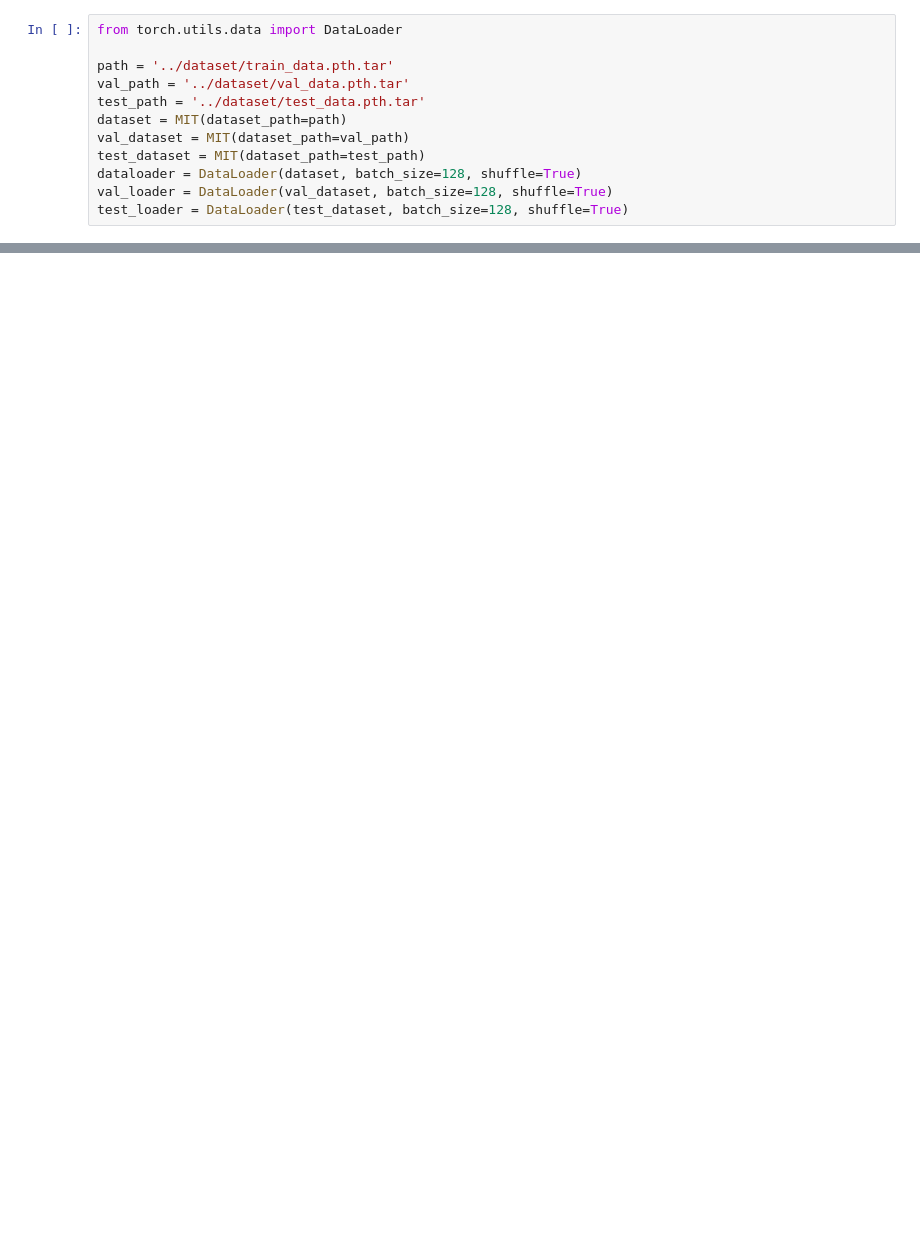
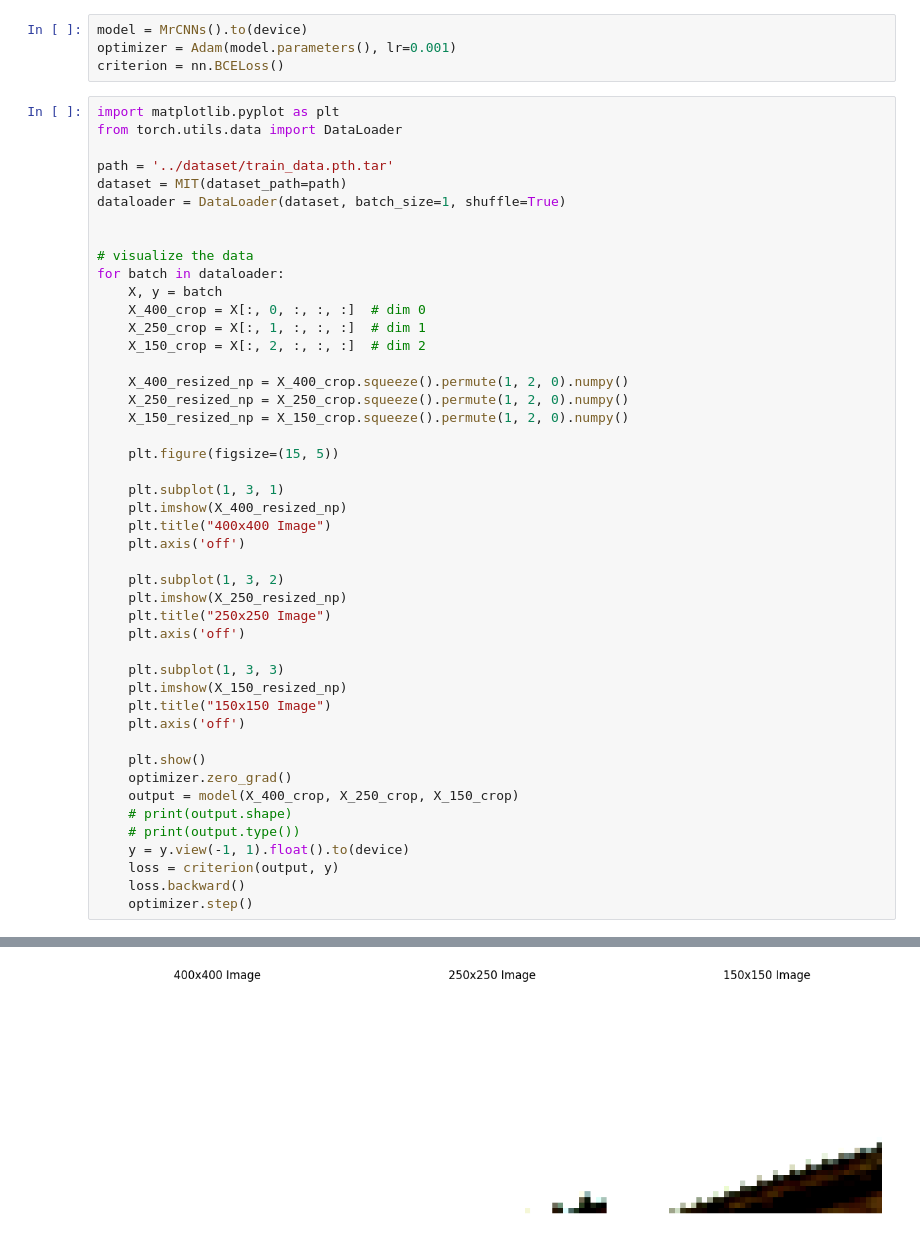
Before and after one commit to ZehuaLiuY/Republish-Predicting-Eye-Fixations, a Jupyter notebook: src/skeleton.ipynb, the cells around one changed output, grey strips where cells are left out. Saved outputs shown, nothing was run; the diff lists cells and outputs as text; blank space fills up the shorter version.

```diff
--- a/src/skeleton.ipynb
+++ b/src/skeleton.ipynb
@@ -9,15 +9,54 @@ device = torch.device('cuda' if torch.cuda.is_available() else 'cpu')
 print(f'Using device: {device}')
 # %% [output]
 Using device: cpu
+# %%
+model = MrCNNs().to(device)
+optimizer = Adam(model.parameters(), lr=0.001)
+criterion = nn.BCELoss()
 # %%
+import matplotlib.pyplot as plt
 from torch.utils.data import DataLoader
 
 path = '../dataset/train_data.pth.tar'
-val_path = '../dataset/val_data.pth.tar'
-test_path = '../dataset/test_data.pth.tar'
 dataset = MIT(dataset_path=path)
-val_dataset = MIT(dataset_path=val_path)
-test_dataset = MIT(dataset_path=test_path)
-dataloader = DataLoader(dataset, batch_size=128, shuffle=True)
-val_loader = DataLoader(val_dataset, batch_size=128, shuffle=True)
-test_loader = DataLoader(test_dataset, batch_size=128, shuffle=True)
+dataloader = DataLoader(dataset, batch_size=1, shuffle=True)
+
+
+# visualize the data
+for batch in dataloader:
+    X, y = batch
+    X_400_crop = X[:, 0, :, :, :]  # dim 0
+    X_250_crop = X[:, 1, :, :, :]  # dim 1
+    X_150_crop = X[:, 2, :, :, :]  # dim 2
+
+    X_400_resized_np = X_400_crop.squeeze().permute(1, 2, 0).numpy()
+    X_250_resized_np = X_250_crop.squeeze().permute(1, 2, 0).numpy()
+    X_150_resized_np = X_150_crop.squeeze().permute(1, 2, 0).numpy()
+
+    plt.figure(figsize=(15, 5))
+
+    plt.subplot(1, 3, 1)
+    plt.imshow(X_400_resized_np)
+    plt.title("400x400 Image")
+    plt.axis('off')
+
+    plt.subplot(1, 3, 2)
+    plt.imshow(X_250_resized_np)
+    plt.title("250x250 Image")
+    plt.axis('off')
+
+    plt.subplot(1, 3, 3)
+    plt.imshow(X_150_resized_np)
+    plt.title("150x150 Image")
+    plt.axis('off')
+
+    plt.show()
+    optimizer.zero_grad()
+    output = model(X_400_crop, X_250_crop, X_150_crop)
+    # print(output.shape)
+    # print(output.type())
+    y = y.view(-1, 1).float().to(device)
+    loss = criterion(output, y)
+    loss.backward()
+    optimizer.step()
+# %% [output]
@@ -23,0 +66 @@ test_loader = DataLoader(test_dataset, batch_size=128, shuffle=True)
+[figure, added]
```
Also changed, not shown: parts of 5 cells of this notebook, 2 other files.
